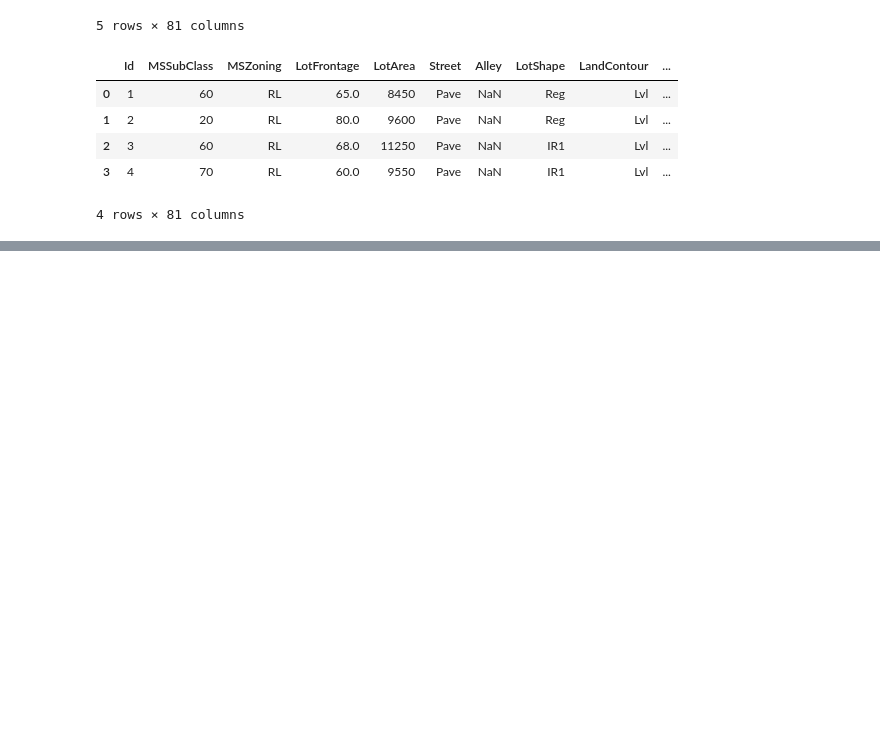
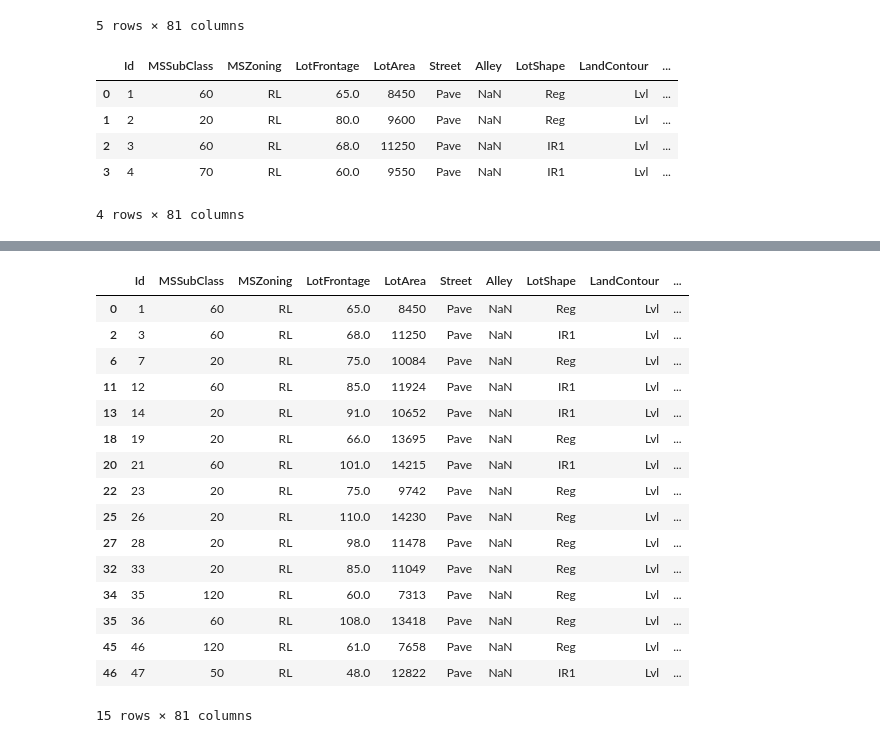
Before and after one commit to anjali88/Basic-ML-, a Jupyter notebook: Pushpanjali_banik_Pandas.ipynb, the cells around one changed output, grey strips where cells are left out. Saved outputs shown, nothing was run; the diff lists cells and outputs as text; code cells hidden in the pictures; blank space fills up the shorter version.

```diff
--- a/Pushpanjali_banik_Pandas.ipynb
+++ b/Pushpanjali_banik_Pandas.ipynb
@@ -448,0 +515,21 @@ kaggle.iloc[0:4]
+# %%
+#filter based on multiple conditions on multiple columns using AND operator
+kaggle[(kaggle['YearBuilt']>2000) & (kaggle['YrSold']>2000)][0:15]
+# %% [output]
+|  | Id | MSSubClass | MSZoning | LotFrontage | LotArea | Street | Alley | LotShape | LandContour | ... |
+| 0 | 1 | 60 | RL | 65.0 | 8450 | Pave | NaN | Reg | Lvl | ... |
+| 2 | 3 | 60 | RL | 68.0 | 11250 | Pave | NaN | IR1 | Lvl | ... |
+| 6 | 7 | 20 | RL | 75.0 | 10084 | Pave | NaN | Reg | Lvl | ... |
+| 11 | 12 | 60 | RL | 85.0 | 11924 | Pave | NaN | IR1 | Lvl | ... |
+| 13 | 14 | 20 | RL | 91.0 | 10652 | Pave | NaN | IR1 | Lvl | ... |
+| 18 | 19 | 20 | RL | 66.0 | 13695 | Pave | NaN | Reg | Lvl | ... |
+| 20 | 21 | 60 | RL | 101.0 | 14215 | Pave | NaN | IR1 | Lvl | ... |
+| 22 | 23 | 20 | RL | 75.0 | 9742 | Pave | NaN | Reg | Lvl | ... |
+| 25 | 26 | 20 | RL | 110.0 | 14230 | Pave | NaN | Reg | Lvl | ... |
+| 27 | 28 | 20 | RL | 98.0 | 11478 | Pave | NaN | Reg | Lvl | ... |
+| 32 | 33 | 20 | RL | 85.0 | 11049 | Pave | NaN | Reg | Lvl | ... |
+| 34 | 35 | 120 | RL | 60.0 | 7313 | Pave | NaN | Reg | Lvl | ... |
+| 35 | 36 | 60 | RL | 108.0 | 13418 | Pave | NaN | Reg | Lvl | ... |
+| 45 | 46 | 120 | RL | 61.0 | 7658 | Pave | NaN | Reg | Lvl | ... |
+| 46 | 47 | 50 | RL | 48.0 | 12822 | Pave | NaN | IR1 | Lvl | ... |
+15 rows × 81 columns
```
Also changed, not shown: parts of 6 cells of this notebook.
